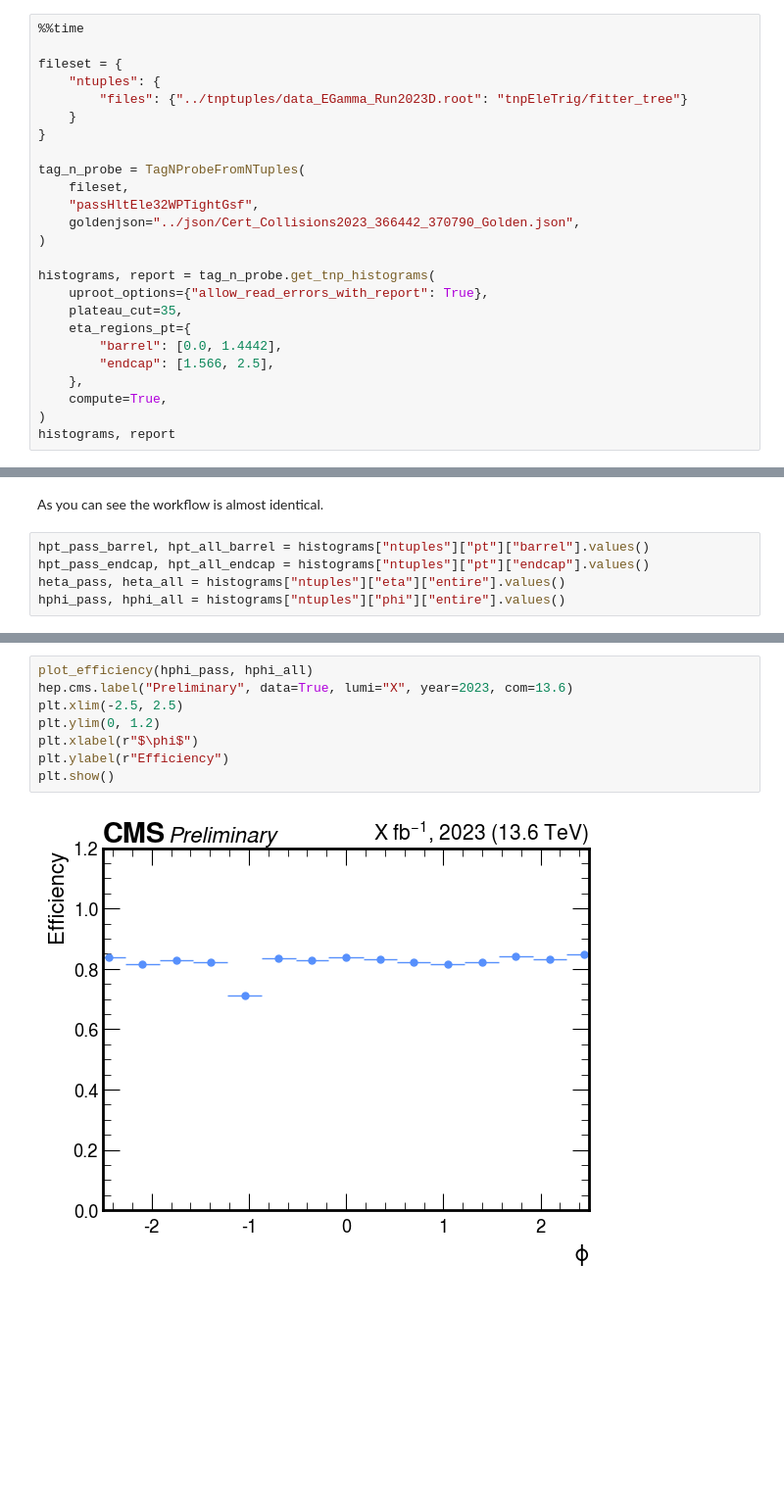
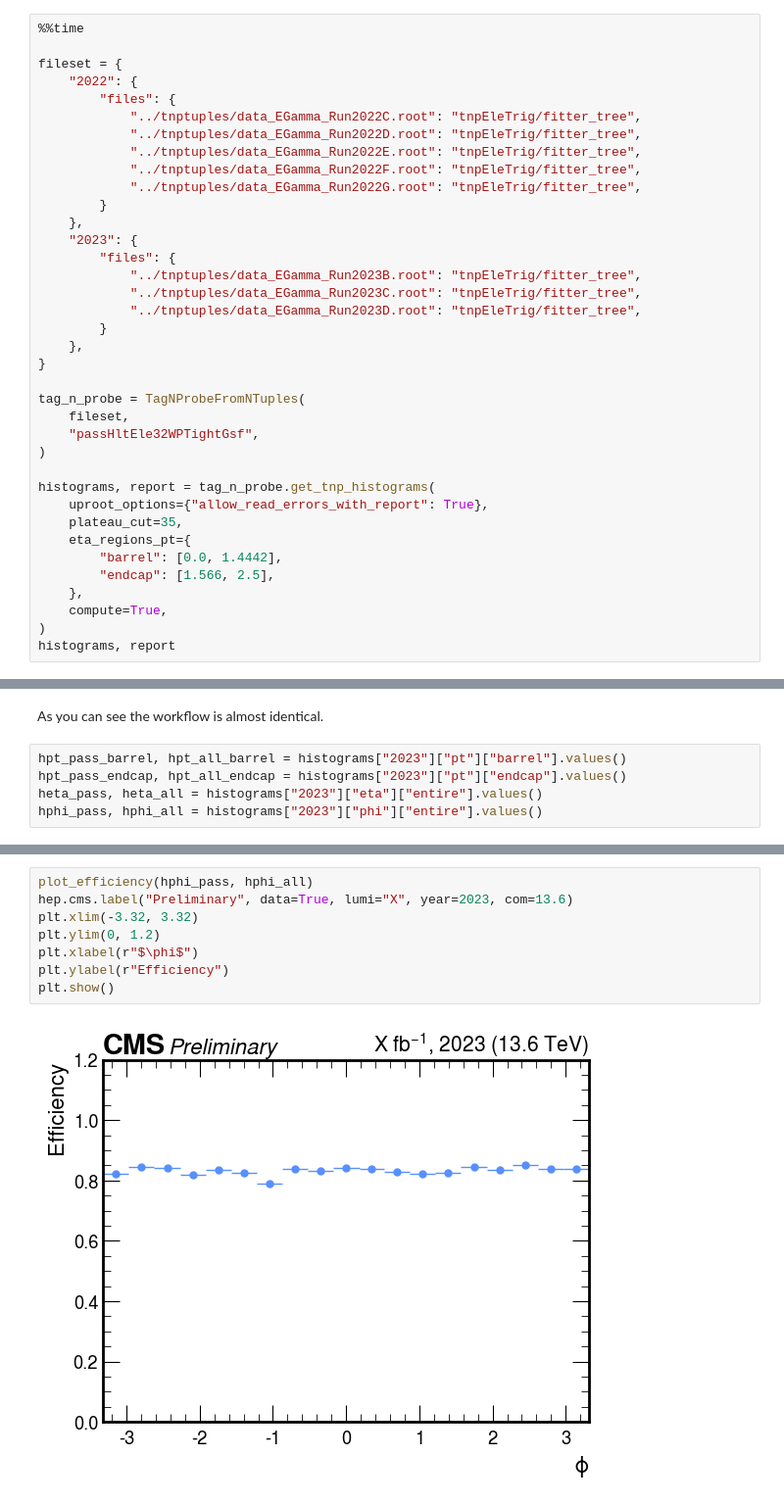
Before and after one commit to iasonkrom/egamma-tnp, a Jupyter notebook: notebooks/egamma_meeting.ipynb, the cells around one changed output, grey strips where cells are left out. Shown: that part at 98% size. Saved outputs shown, nothing was run; the diff lists cells and outputs as text; blank space fills up the shorter version.

```diff
--- a/notebooks/egamma_meeting.ipynb
+++ b/notebooks/egamma_meeting.ipynb
@@ -332,15 +368,27 @@ So again, for `HLT_Ele30_WPTight_Gsf` and a fileset of NTuples we would do
 %%time
 
 fileset = {
-    "ntuples": {
-        "files": {"../tnptuples/data_EGamma_Run2023D.root": "tnpEleTrig/fitter_tree"}
-    }
+    "2022": {
+        "files": {
+            "../tnptuples/data_EGamma_Run2022C.root": "tnpEleTrig/fitter_tree",
+            "../tnptuples/data_EGamma_Run2022D.root": "tnpEleTrig/fitter_tree",
+            "../tnptuples/data_EGamma_Run2022E.root": "tnpEleTrig/fitter_tree",
+            "../tnptuples/data_EGamma_Run2022F.root": "tnpEleTrig/fitter_tree",
+            "../tnptuples/data_EGamma_Run2022G.root": "tnpEleTrig/fitter_tree",
+        }
+    },
+    "2023": {
+        "files": {
+            "../tnptuples/data_EGamma_Run2023B.root": "tnpEleTrig/fitter_tree",
+            "../tnptuples/data_EGamma_Run2023C.root": "tnpEleTrig/fitter_tree",
+            "../tnptuples/data_EGamma_Run2023D.root": "tnpEleTrig/fitter_tree",
+        }
+    },
 }
 
 tag_n_probe = TagNProbeFromNTuples(
     fileset,
     "passHltEle32WPTightGsf",
-    goldenjson="../json/Cert_Collisions2023_366442_370790_Golden.json",
 )
 
 histograms, report = tag_n_probe.get_tnp_histograms(
@@ -376,10 +424,10 @@ Wall time: 6.79 s
 # %% [markdown]
 As you can see the workflow is almost identical.
 # %%
-hpt_pass_barrel, hpt_all_barrel = histograms["ntuples"]["pt"]["barrel"].values()
-hpt_pass_endcap, hpt_all_endcap = histograms["ntuples"]["pt"]["endcap"].values()
-heta_pass, heta_all = histograms["ntuples"]["eta"]["entire"].values()
-hphi_pass, hphi_all = histograms["ntuples"]["phi"]["entire"].values()
+hpt_pass_barrel, hpt_all_barrel = histograms["2023"]["pt"]["barrel"].values()
+hpt_pass_endcap, hpt_all_endcap = histograms["2023"]["pt"]["endcap"].values()
+heta_pass, heta_all = histograms["2023"]["eta"]["entire"].values()
+hphi_pass, hphi_all = histograms["2023"]["phi"]["entire"].values()
 # %%
 hpt_pass_barrel.plot1d(label="passing probes", flow="none")
 hpt_all_barrel.plot1d(label="all probes", flow="none")
@@ -448,10 +496,10 @@ plt.show()
 # %%
 plot_efficiency(hphi_pass, hphi_all)
 hep.cms.label("Preliminary", data=True, lumi="X", year=2023, com=13.6)
-plt.xlim(-2.5, 2.5)
+plt.xlim(-3.32, 3.32)
 plt.ylim(0, 1.2)
 plt.xlabel(r"$\phi$")
 plt.ylabel(r"Efficiency")
 plt.show()
 # %% [output]
-[figure, old version]
+[figure, new version]
```
Also changed, not shown: parts of 19 cells of this notebook.
